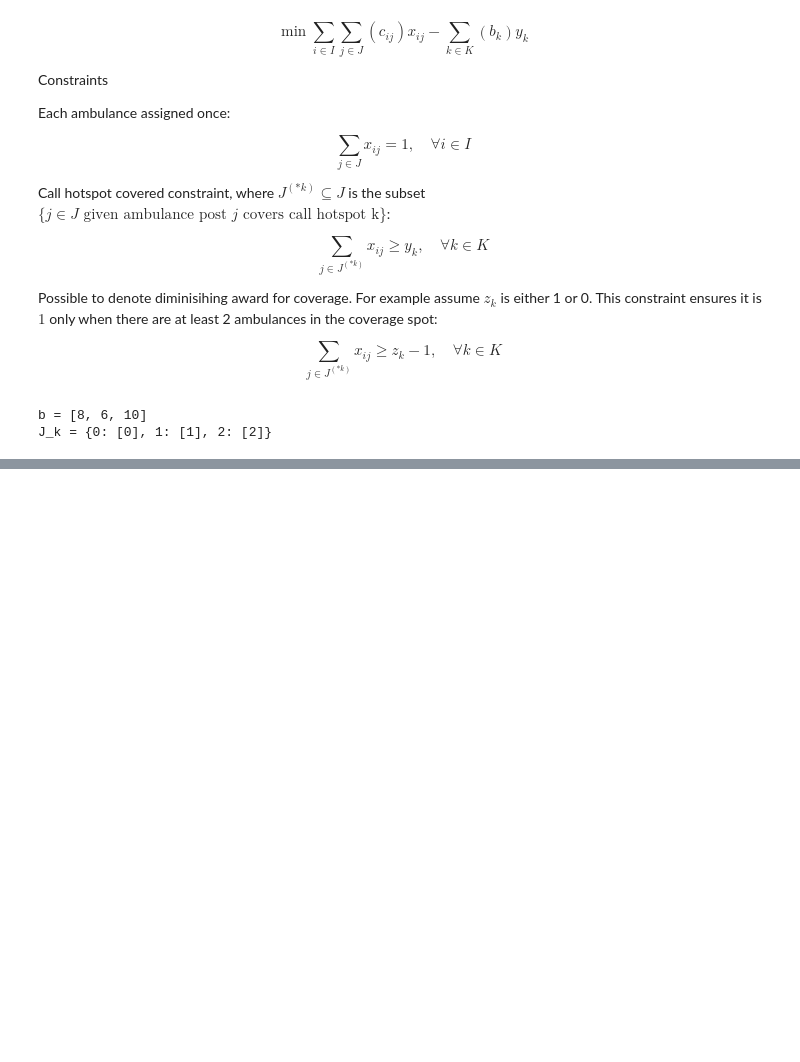
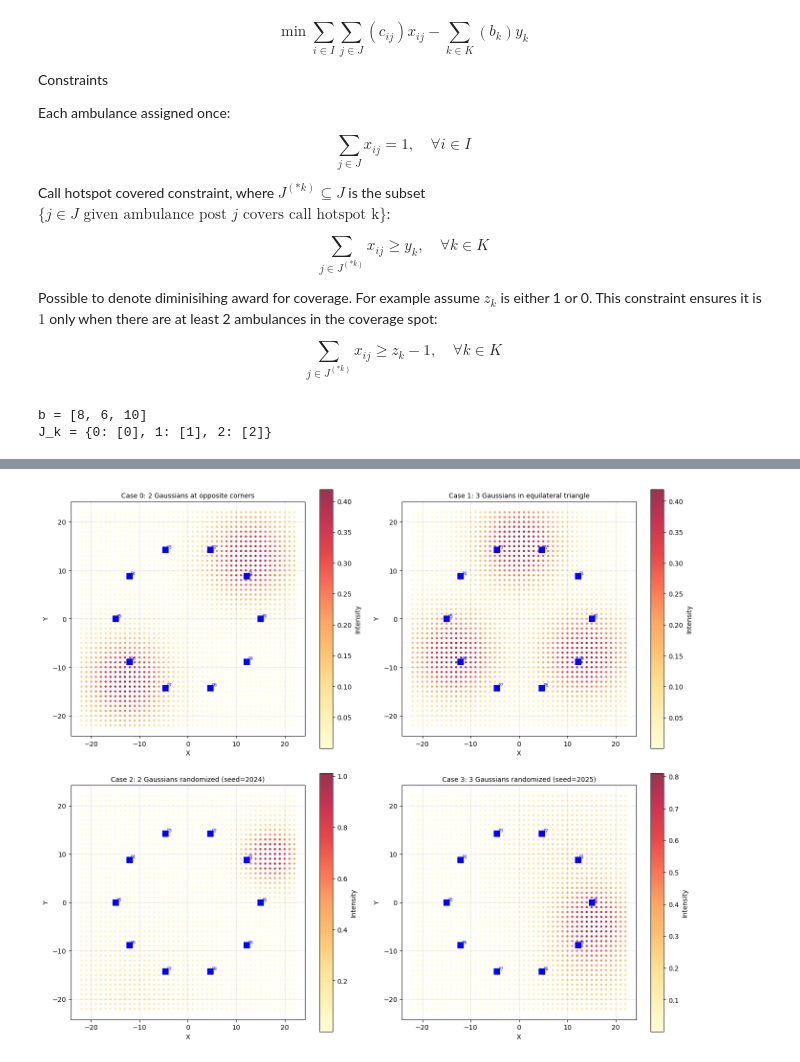
Before and after one commit to drustanyjt/dynamic-ambulance-routing, a Jupyter notebook: workbook.ipynb, the cells around one changed output, grey strips where cells are left out. Drawn from its saved outputs; the diff is of its cells as text; code cells hidden in the pictures; blank space fills up the shorter version.

```diff
--- a/workbook.ipynb
+++ b/workbook.ipynb
@@ -306,0 +455,53 @@ assignment_history
+# %%
+import matplotlib.pyplot as plt
+
+# ── Map & posts (10-hospital decagon) ───────────────────────────────────────
+ambulance_posts_gauss = polygon_vertices(10, (0, 0), radius=15)
+map_bounds = (-22, 22, -22, 22)
+grid_step  = 1
+
+# Pre-generate sample points (fixed across all timesteps)
+sample_points = make_grid_points(map_bounds, grid_step)
+
+# J_k: each grid point covered by its nearest ambulance post (computed once)
+J_k_gauss = {
+    k: [min(range(len(ambulance_posts_gauss)),
+            key=lambda j, pt=pt: math.dist(pt, ambulance_posts_gauss[j]))]
+    for k, pt in enumerate(sample_points)
+}
+
+# ── Visualise all four intensity configurations ───────────────────────────────
+fig, axes = plt.subplots(2, 2, figsize=(14, 12))
+axes = axes.flatten()
+titles = [
+    "Case 0: 2 Gaussians at opposite corners",
+    "Case 1: 3 Gaussians in equilateral triangle",
+    "Case 2: 2 Gaussians randomized (seed=2024)",
+    "Case 3: 3 Gaussians randomized (seed=2025)",
+]
+xs = [p[0] for p in sample_points]
+ys = [p[1] for p in sample_points]
+
+for ax, case, title in zip(axes, range(4), titles):
+    intensities = calculate_b_gaussian(ambulance_posts_gauss, case, sample_points, map_bounds)
+    sc = ax.scatter(xs, ys, c=intensities, cmap="YlOrRd", s=6, alpha=0.8)
+    for idx, post in enumerate(ambulance_posts_gauss):
+        ax.scatter(post[0], post[1], c="blue", marker="s", s=80, zorder=5)
+        ax.text(post[0] + 0.3, post[1] + 0.3, f"P{idx}", color="blue", fontsize=6)
+    plt.colorbar(sc, ax=ax, label="Intensity")
+    ax.set_title(title, fontsize=10)
+    ax.set_xlabel("X"); ax.set_ylabel("Y")
+    ax.set_aspect("equal")
+    ax.grid(True, alpha=0.3)
+
+plt.tight_layout()
+plt.show()
+
+# ── Run the optimisation simulation ─────────────────────────────────────────
+def make_calculate_b_gaussian(sample_points, map_bounds):
+    """Wrap calculate_b_gaussian into the run_simulation interface."""
+    def _fn(ambulance_assignments, ambulance_posts, t):
+        return calculate_b_gaussian(ambulance_posts, t, sample_points, map_bounds)
+    return _fn
+# %% [output]
+[figure, added]
```
Also changed, not shown: parts of 9 cells of this notebook.
